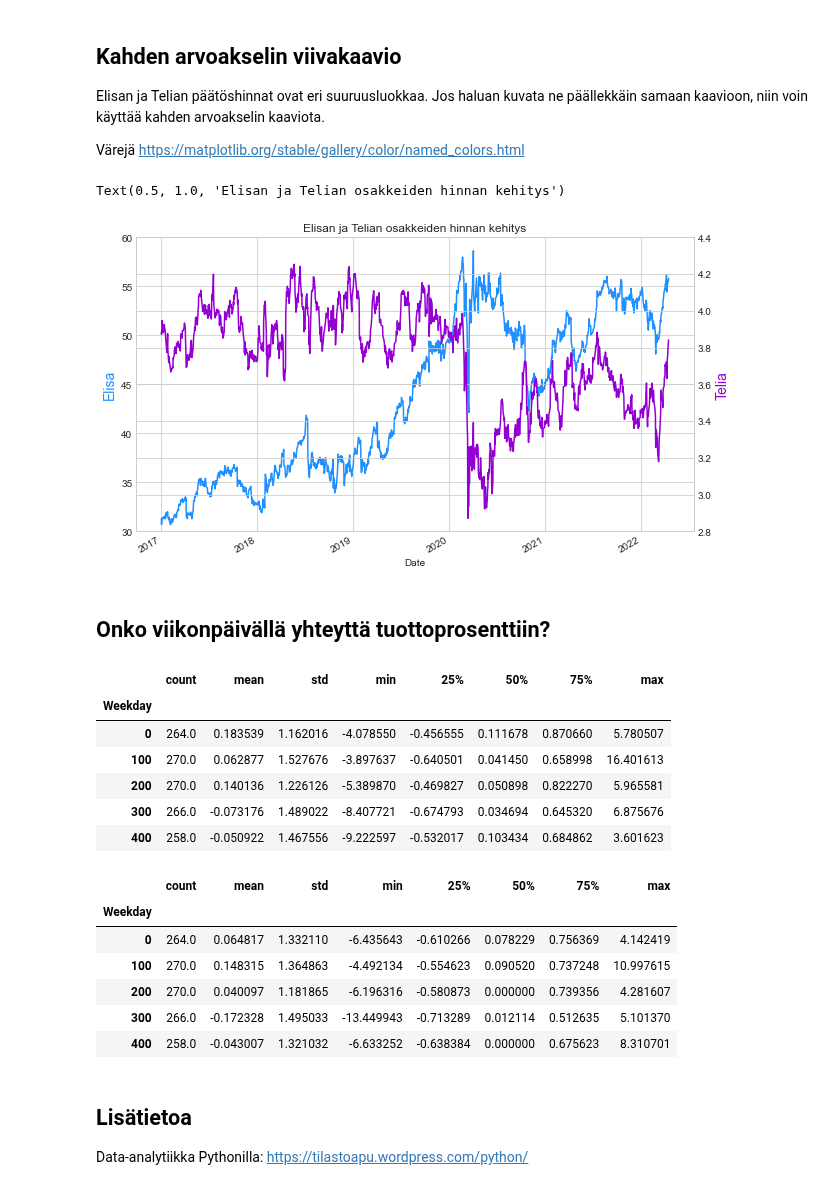
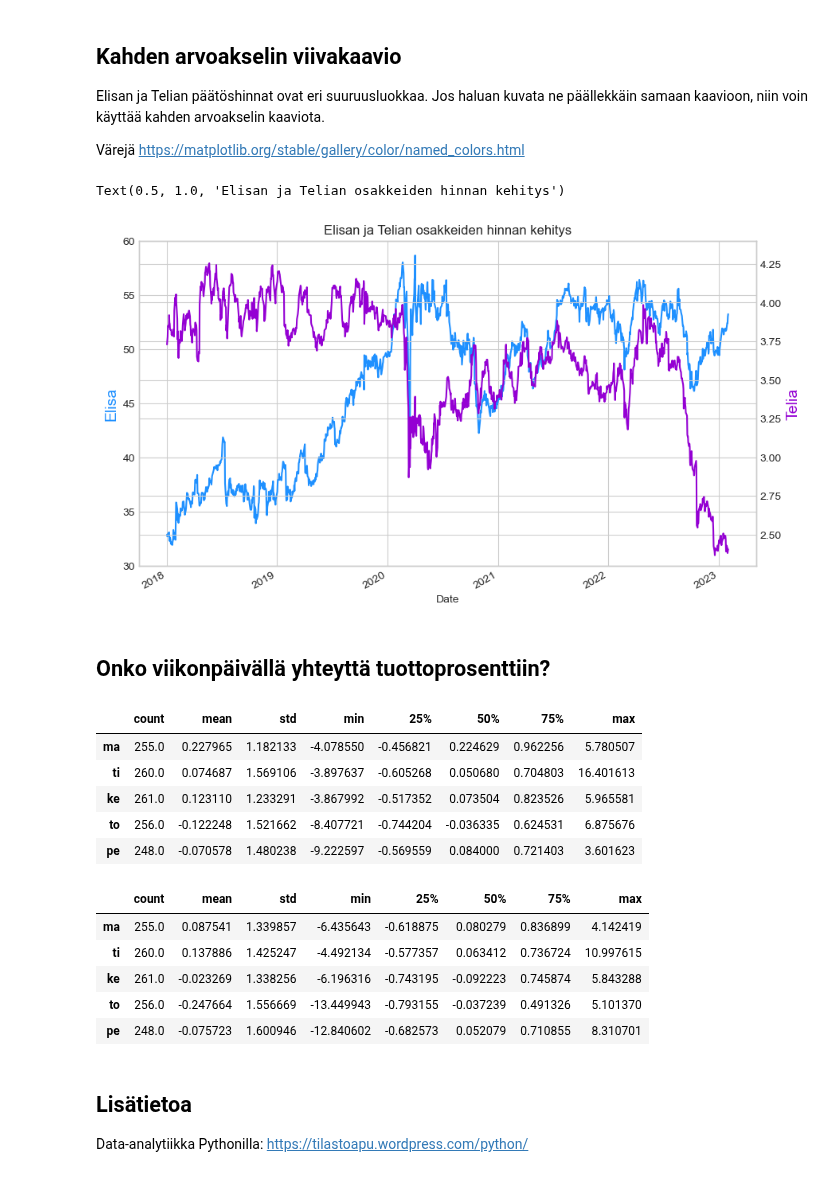
Before and after one commit to taanila/aikasarjat, a Jupyter notebook: aikasarjat.ipynb, the cells around one changed output. Drawn from its saved outputs; the diff is of its cells as text; code cells hidden in the pictures.

```diff
--- a/aikasarjat.ipynb
+++ b/aikasarjat.ipynb
@@ -30,5 +24,5 @@ Yahoo Finance -palvelu https://finance.yahoo.com/ sisältää tietoa osakkeista,
 
 Joka kerta kun suoritan koodin, saan mukaan myös tuoreimmat tiedot.
 # %%
-elisa = web.DataReader('ELISA.HE', start = '2017-1-1', data_source = 'yahoo')
-telia = web.DataReader('TELIA1.HE', start = '2017-1-1', data_source = 'yahoo')
+elisa = yf.download('ELISA.HE', start='2018-1-1')
+telia = yf.download('TELIA1.HE', start='2018-1-1')
@@ -278,57 +276,60 @@ Värejä https://matplotlib.org/stable/gallery/color/named_colors.html
 # %%
 # Kuvion koko
 plt.figure(figsize=(10, 6))
 
 # Viivakaavio Elisan päätöshinnoista
 eli = elisa['Close'].plot(color='dodgerblue')
 
 # Elisan nimi, väri ja fonttikoko
 plt.ylabel('Elisa', color='dodgerblue', fontsize=14)
 
 # Elisan arvoakselin skaalaus (luvut valitaan läheltä pienintä ja suurinta päätöshintaa)
 plt.ylim(30, 60)
 
 # Luon Telialle kaavion (tel), jolla on yhteinen x-akseli Elisan kaavion kanssa
 tel = eli.twinx()
 
 # Viivakaavio Telian päätöshinnoista
 telia['Close'].plot(ax=tel, color='darkviolet')
 
 # Telian nimi, väri ja fonttikoko
 plt.ylabel('Telia', color='darkviolet', fontsize=14)
 
 # Telian arvoakselin skaalaus
-plt.ylim(2.8, 4.4)
+plt.ylim(2.3, 4.4)
 
 plt.title('Elisan ja Telian osakkeiden hinnan kehitys')
 # %% [output]
 Text(0.5, 1.0, 'Elisan ja Telian osakkeiden hinnan kehitys')
-[figure, old version]
+[figure, new version]
 # %% [markdown]
 <h2>Onko viikonpäivällä yhteyttä tuottoprosenttiin?</h2>
 # %%
-# Viikonpäivät omaan sarakkeeseen (0 = maanantai)
+viikonpaivat = ['ma', 'ti', 'ke', 'to', 'pe']
+
 muutokset['Weekday'] = muutokset.index.weekday
 
-(muutokset*100).groupby('Weekday')['Elisa%'].describe()
+df1 = (muutokset*100).groupby('Weekday')['Elisa%'].describe()
+df1.index = viikonpaivat
+df1
 # %% [output]
 |  | count | mean | std | min | 25% | 50% | 75% | max |
-| Weekday |  |  |  |  |  |  |  |  |
-| 0 | 264.0 | 0.183539 | 1.162016 | -4.078550 | -0.456555 | 0.111678 | 0.870660 | 5.780507 |
-| 100 | 270.0 | 0.062877 | 1.527676 | -3.897637 | -0.640501 | 0.041450 | 0.658998 | 16.401613 |
-| 200 | 270.0 | 0.140136 | 1.226126 | -5.389870 | -0.469827 | 0.050898 | 0.822270 | 5.965581 |
-| 300 | 266.0 | -0.073176 | 1.489022 | -8.407721 | -0.674793 | 0.034694 | 0.645320 | 6.875676 |
-| 400 | 258.0 | -0.050922 | 1.467556 | -9.222597 | -0.532017 | 0.103434 | 0.684862 | 3.601623 |
+| ma | 255.0 | 0.227965 | 1.182133 | -4.078550 | -0.456821 | 0.224629 | 0.962256 | 5.780507 |
+| ti | 260.0 | 0.074687 | 1.569106 | -3.897637 | -0.605268 | 0.050680 | 0.704803 | 16.401613 |
+| ke | 261.0 | 0.123110 | 1.233291 | -3.867992 | -0.517352 | 0.073504 | 0.823526 | 5.965581 |
+| to | 256.0 | -0.122248 | 1.521662 | -8.407721 | -0.744204 | -0.036335 | 0.624531 | 6.875676 |
+| pe | 248.0 | -0.070578 | 1.480238 | -9.222597 | -0.569559 | 0.084000 | 0.721403 | 3.601623 |
 # %%
-(muutokset*100).groupby('Weekday')['Telia%'].describe()
+df2 = (muutokset*100).groupby('Weekday')['Telia%'].describe()
+df2.index = viikonpaivat
+df2
 # %% [output]
 |  | count | mean | std | min | 25% | 50% | 75% | max |
-| Weekday |  |  |  |  |  |  |  |  |
-| 0 | 264.0 | 0.064817 | 1.332110 | -6.435643 | -0.610266 | 0.078229 | 0.756369 | 4.142419 |
-| 100 | 270.0 | 0.148315 | 1.364863 | -4.492134 | -0.554623 | 0.090520 | 0.737248 | 10.997615 |
-| 200 | 270.0 | 0.040097 | 1.181865 | -6.196316 | -0.580873 | 0.000000 | 0.739356 | 4.281607 |
-| 300 | 266.0 | -0.172328 | 1.495033 | -13.449943 | -0.713289 | 0.012114 | 0.512635 | 5.101370 |
-| 400 | 258.0 | -0.043007 | 1.321032 | -6.633252 | -0.638384 | 0.000000 | 0.675623 | 8.310701 |
+| ma | 255.0 | 0.087541 | 1.339857 | -6.435643 | -0.618875 | 0.080279 | 0.836899 | 4.142419 |
+| ti | 260.0 | 0.137886 | 1.425247 | -4.492134 | -0.577357 | 0.063412 | 0.736724 | 10.997615 |
+| ke | 261.0 | -0.023269 | 1.338256 | -6.196316 | -0.743195 | -0.092223 | 0.745874 | 5.843288 |
+| to | 256.0 | -0.247664 | 1.556669 | -13.449943 | -0.793155 | -0.037239 | 0.491326 | 5.101370 |
+| pe | 248.0 | -0.075723 | 1.600946 | -12.840602 | -0.682573 | 0.052079 | 0.710855 | 8.310701 |
 # %% [markdown]
 ## Lisätietoa
 
```
Also changed, not shown: parts of 25 cells of this notebook.
